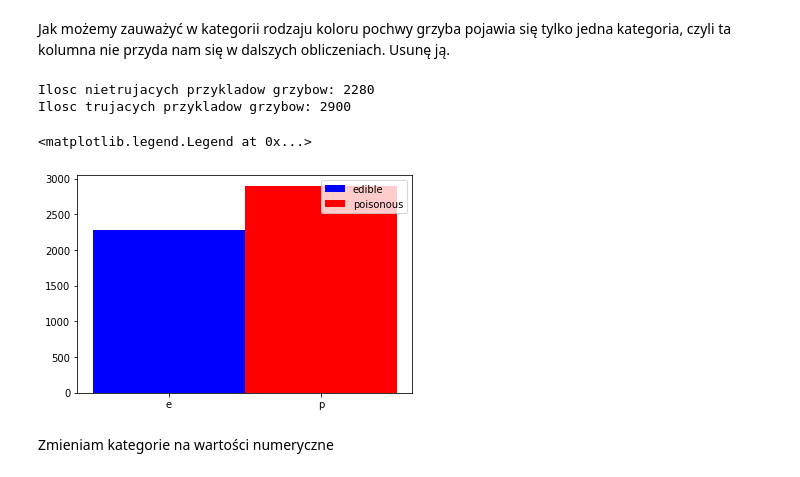
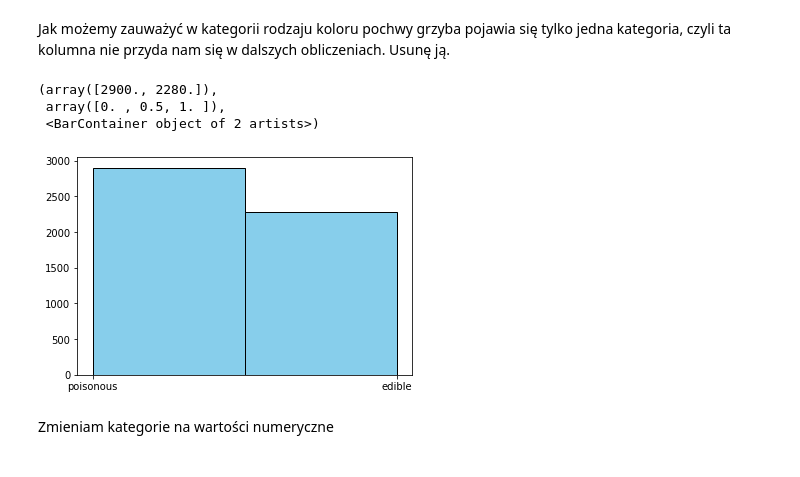
Before and after one commit to natkramarz/mushroom_classifier, a Jupyter notebook: projekt_zaliczeniowy.ipynb, the cells around one changed output. Cells and saved outputs as stored; diff of their text form; code cells hidden in the pictures.

```diff
--- a/projekt_zaliczeniowy.ipynb
+++ b/projekt_zaliczeniowy.ipynb
@@ -142,20 +142,16 @@ df.describe()
 Jak możemy zauważyć w kategorii rodzaju koloru pochwy grzyba pojawia się tylko jedna kategoria, czyli ta kolumna nie przyda nam się w dalszych obliczeniach. Usunę ją.
 # %%
 df.drop(["veil-type"], axis=1, inplace=True)
-# %%
-import matplotlib.pyplot as plt
-edible = df[df["class"] == 'e']
-print(f'Ilosc nietrujacych przykladow grzybow: {edible.shape[0]}')
-poisonous = df[df["class"] == 'p']
-print(f'Ilosc trujacych przykladow grzybow: {poisonous.shape[0]}')
-plt.hist(edible["class"].values, bins=1, color='blue', label='edible')
-plt.hist(poisonous["class"].values, bins=1, color='red', label='poisonous')
-plt.legend(loc='upper right')
-# %% [output]
-Ilosc nietrujacych przykladow grzybow: 2280
-Ilosc trujacych przykladow grzybow: 2900
-<matplotlib.legend.Legend at 0x...>
-[figure, removed]
+# %%
+import matplotlib.pyplot as plt
+
+df_col = df["class"].replace({'e': 'edible', 'p': 'poisonous'})
+plt.hist(df_col.values, bins=2, color='skyblue', ec='k')
+# %% [output]
+(array([2900., 2280.]),
+ array([0. , 0.5, 1. ]),
+ <BarContainer object of 2 artists>)
+[figure, added]
 # %% [markdown]
 Zmieniam kategorie na wartości numeryczne
 # %%
```
Also changed, not shown: parts of 11 cells of this notebook.
